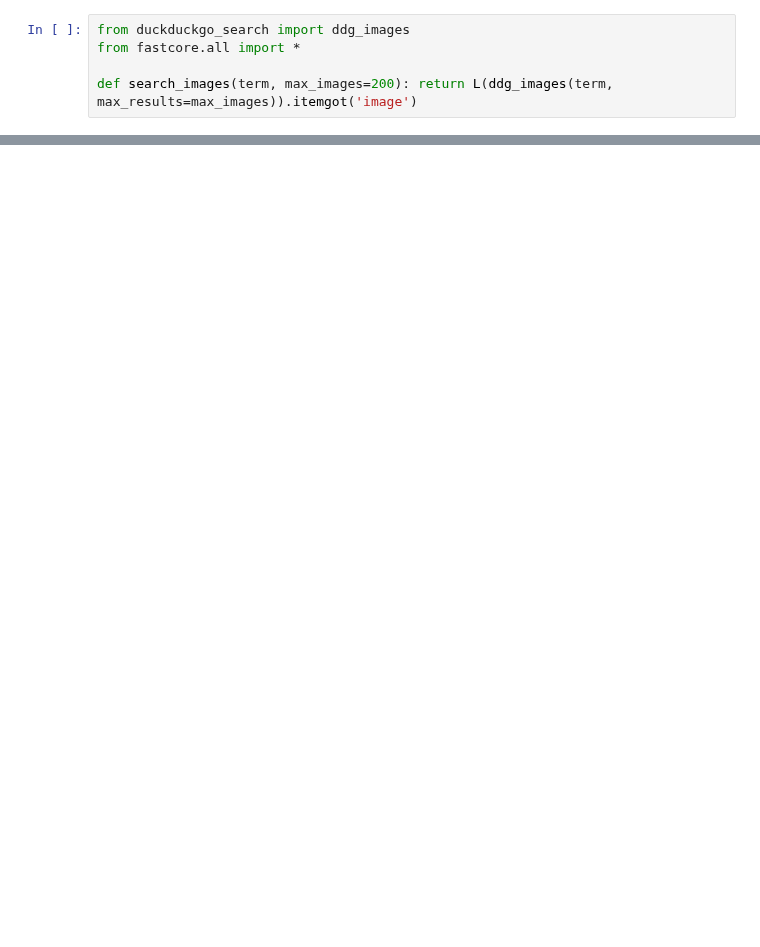
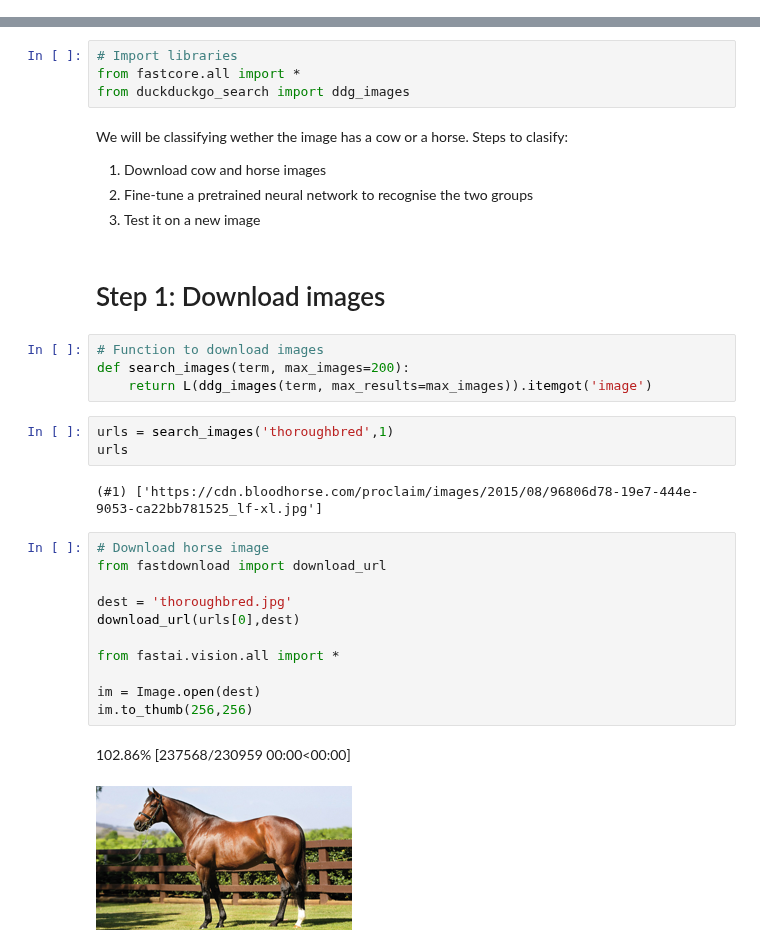
Before and after one commit to alejandrodgb/fastai-course22, a Jupyter notebook: 00-OWN-is-it-a-bird-creating-a-model-from-your-own-data.ipynb, the cells around one changed output, grey strips where cells are left out. Saved outputs shown, nothing was run; the diff lists cells and outputs as text; blank space fills up the shorter version.

```diff
--- a/00-OWN-is-it-a-bird-creating-a-model-from-your-own-data.ipynb
+++ b/00-OWN-is-it-a-bird-creating-a-model-from-your-own-data.ipynb
@@ -45,5 +2,0 @@ flask 1.1.4 requires click<8.0,>=5.1, but you have click 8.1.3 which is incompat
-# %%
-from duckduckgo_search import ddg_images
-from fastcore.all import *
-
-def search_images(term, max_images=200): return L(ddg_images(term, max_results=max_images)).itemgot('image')
@@ -180,0 +10,34 @@ If you enjoyed this, please consider clicking the "upvote" button in the top-rig
+# %%
+# Import libraries
+from fastcore.all import *
+from duckduckgo_search import ddg_images
+# %% [markdown]
+We will be classifying wether the image has a cow or a horse. Steps to clasify:
+1. Download cow and horse images
+2. Fine-tune a pretrained neural network to recognise the two groups
+3. Test it on a new image
+# %% [markdown]
+# Step 1: Download images
+# %%
+# Function to download images
+def search_images(term, max_images=200):
+    return L(ddg_images(term, max_results=max_images)).itemgot('image')
+# %%
+urls = search_images('thoroughbred',1)
+urls
+# %% [output]
+(#1) ['https://cdn.bloodhorse.com/proclaim/images/2015/08/96806d78-19e7-444e-9053-ca22bb781525_lf-xl.jpg']
+# %%
+# Download horse image
+from fastdownload import download_url
+
+dest = 'thoroughbred.jpg'
+download_url(urls[0],dest)
+
+from fastai.vision.all import *
+
+im = Image.open(dest)
+im.to_thumb(256,256)
+# %% [output]
+102.86% [237568/230959 00:00<00:00]
+[figure, added]
```
Also changed, not shown: parts of 36 cells of this notebook.
